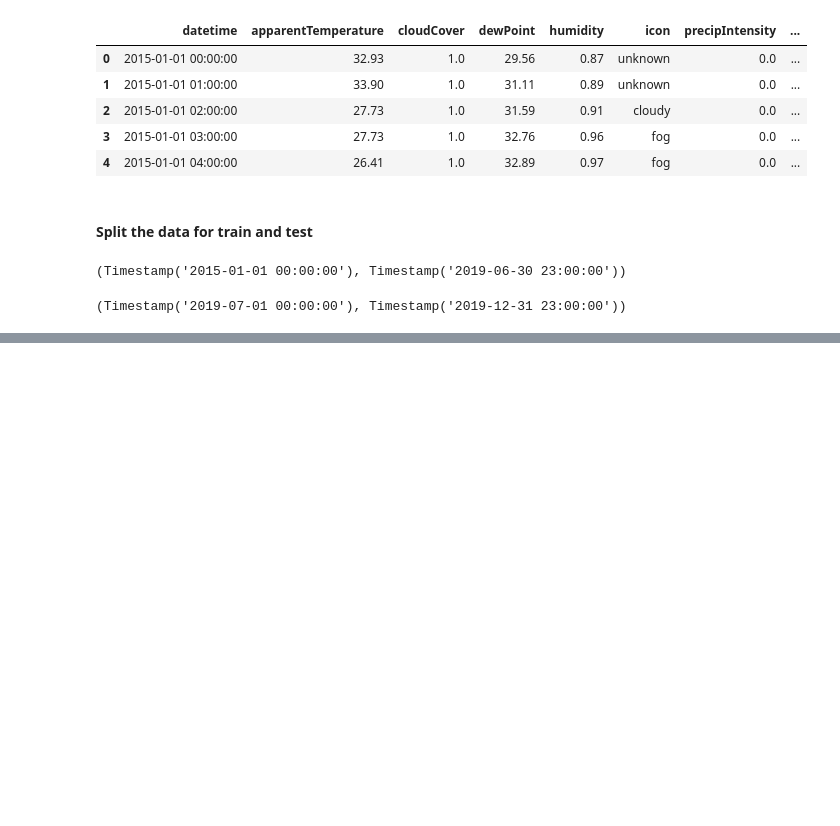
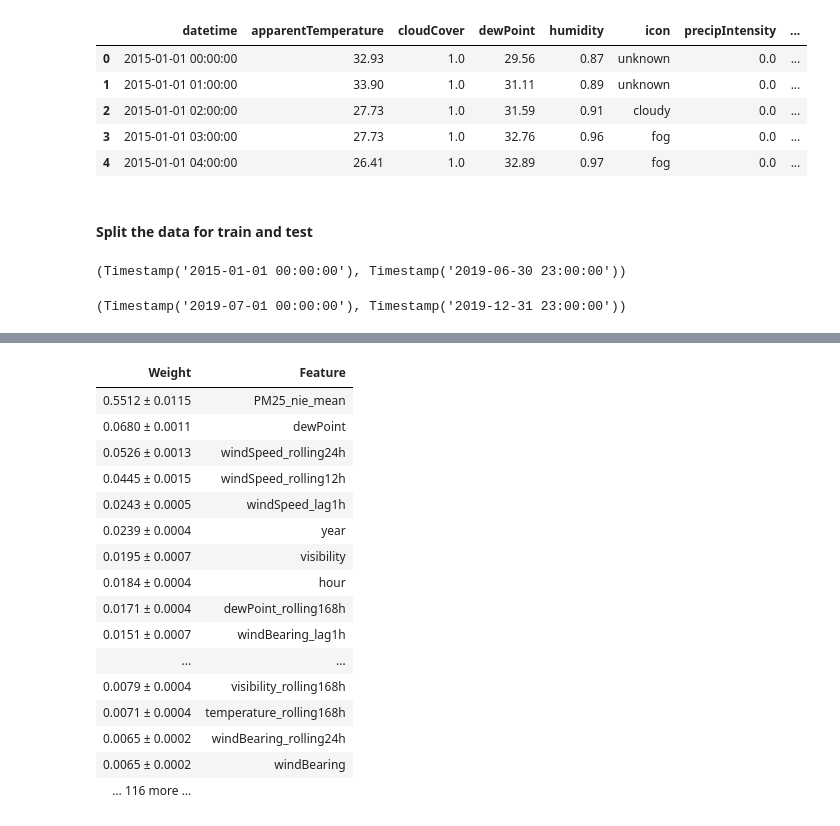
Before and after one commit to mattzajac/DataWorkshop_Competition_Warsaw_Air_Pollution, a Jupyter notebook: Warsaw Air Pollution Prediction.ipynb, the cells around one changed output, grey strips where cells are left out. Cells and saved outputs as stored; diff of their text form; code cells hidden in the pictures; blank space fills up the shorter version.

```diff
--- a/Warsaw Air Pollution Prediction.ipynb
+++ b/Warsaw Air Pollution Prediction.ipynb
@@ -107,0 +204,31 @@ run_model(orig_feats, model, tcsv)
+# %%
+# fit LGBM model
+
+X = df_train[feats].values
+y = df_train['PM25_nie_log'].values
+
+X_test = df_test[feats].values
+
+LGB_model = lgb.LGBMRegressor(max_depth=5, objective='regression', random_state=random_state)
+LGB_model.fit(X, y)
+
+perm = PermutationImportance(LGB_model).fit(X, y)
+eli5.show_weights(perm, feature_names=feats, top=20)
+# %% [output]
+| Weight | Feature |
+| 0.5512 ± 0.0115 | PM25_nie_mean |
+| 0.0680 ± 0.0011 | dewPoint |
+| 0.0526 ± 0.0013 | windSpeed_rolling24h |
+| 0.0445 ± 0.0015 | windSpeed_rolling12h |
+| 0.0243 ± 0.0005 | windSpeed_lag1h |
+| 0.0239 ± 0.0004 | year |
+| 0.0195 ± 0.0007 | visibility |
+| 0.0184 ± 0.0004 | hour |
+| 0.0171 ± 0.0004 | dewPoint_rolling168h |
+| 0.0151 ± 0.0007 | windBearing_lag1h |
+| ... | ... |
+| 0.0079 ± 0.0004 | visibility_rolling168h |
+| 0.0071 ± 0.0004 | temperature_rolling168h |
+| 0.0065 ± 0.0002 | windBearing_rolling24h |
+| 0.0065 ± 0.0002 | windBearing |
+| … 116 more … |  |
```
Also changed, not shown: parts of 17 cells of this notebook.
